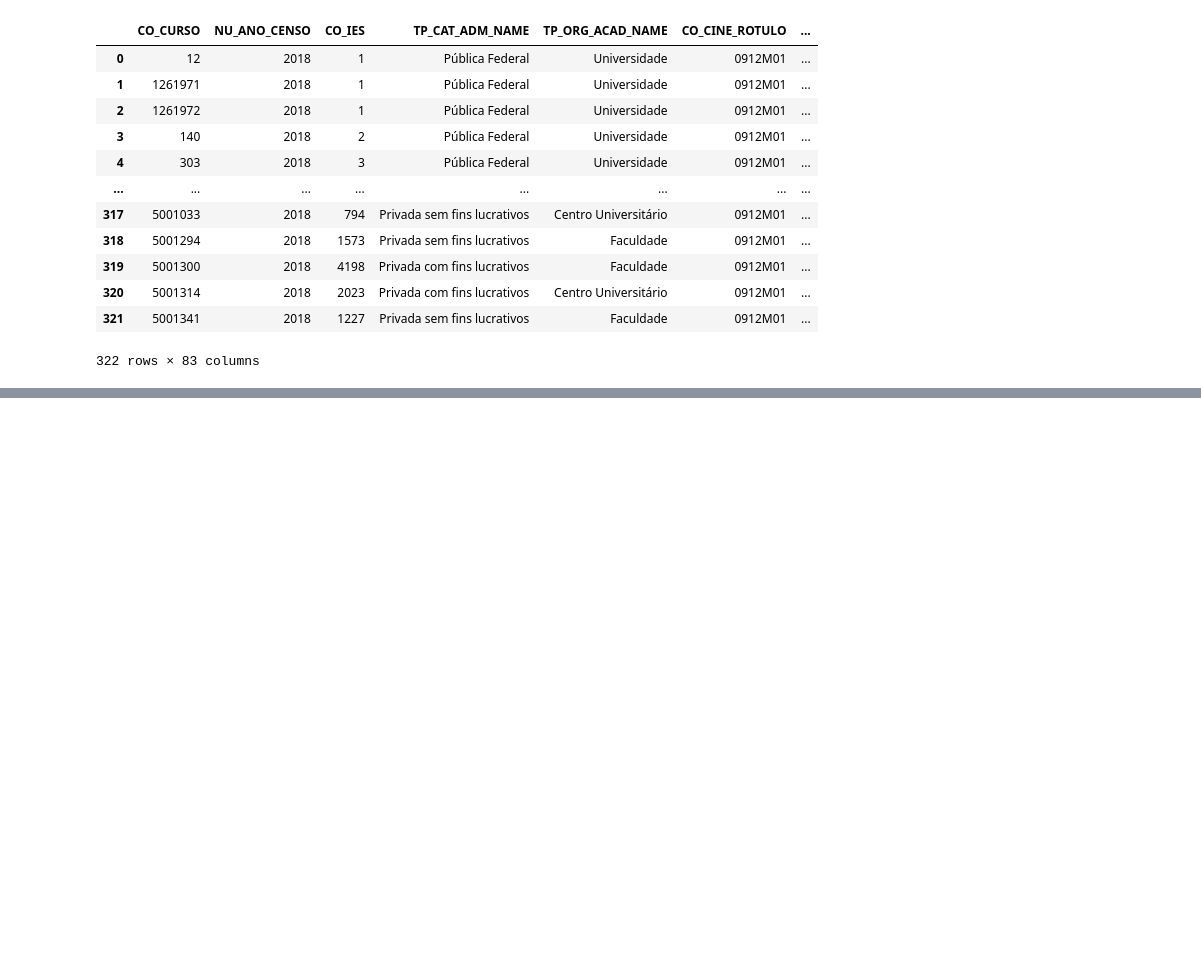
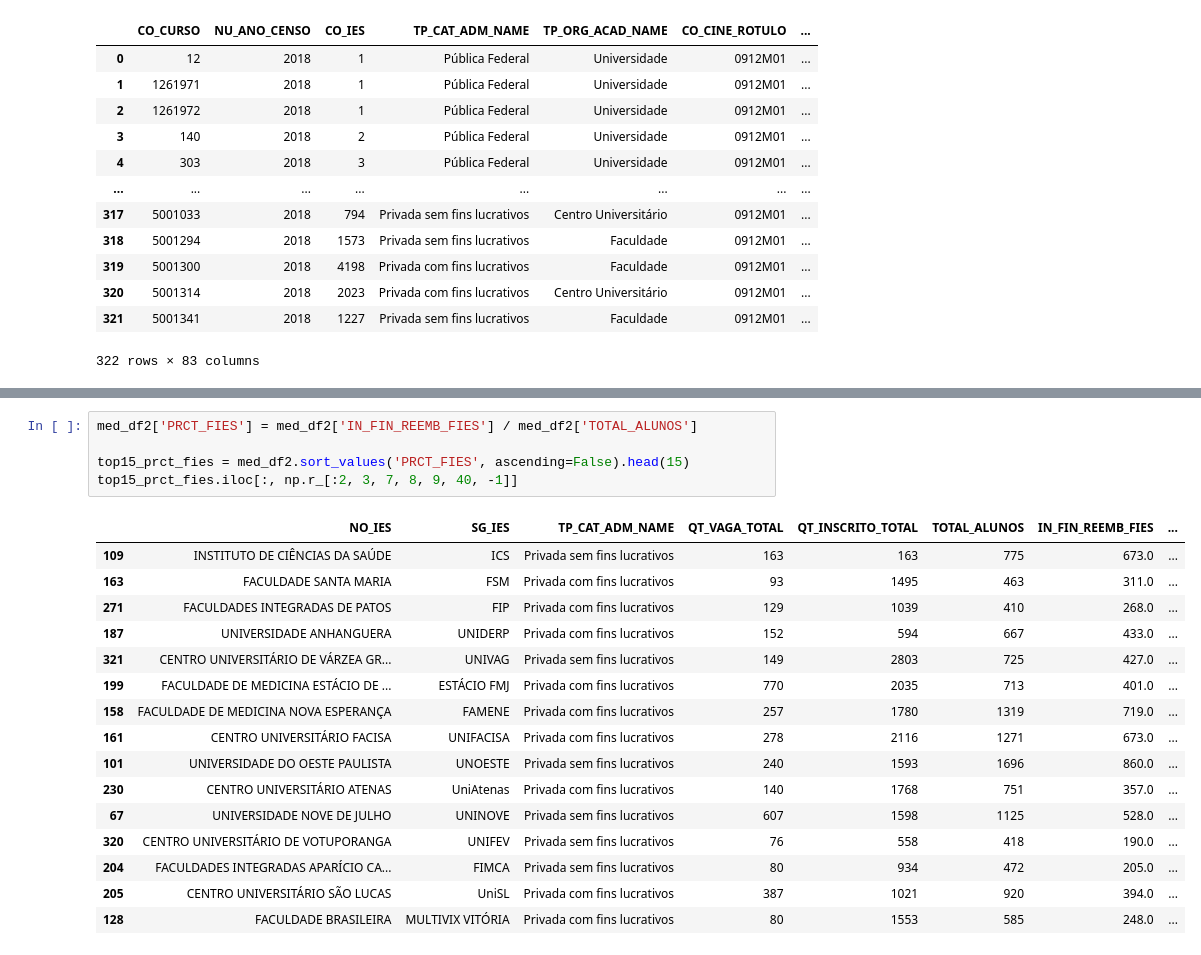
Before and after one commit to rafael-roldao/censo_es_2018_aluno, a Jupyter notebook: Censo do Ensino Superior 2018 - Alunos.ipynb, the cells around one changed output, grey strips where cells are left out. Drawn from its saved outputs; the diff is of its cells as text; blank space fills up the shorter version.

```diff
--- a/Censo do Ensino Superior 2018 - Alunos.ipynb
+++ b/Censo do Ensino Superior 2018 - Alunos.ipynb
@@ -1184,0 +1301,22 @@ True
+# %%
+med_df2['PRCT_FIES'] = med_df2['IN_FIN_REEMB_FIES'] / med_df2['TOTAL_ALUNOS']
+
+top15_prct_fies = med_df2.sort_values('PRCT_FIES', ascending=False).head(15)
+top15_prct_fies.iloc[:, np.r_[:2, 3, 7, 8, 9, 40, -1]]
+# %% [output]
+|  | NO_IES | SG_IES | TP_CAT_ADM_NAME | QT_VAGA_TOTAL | QT_INSCRITO_TOTAL | TOTAL_ALUNOS | IN_FIN_REEMB_FIES | ... |
+| 109 | INSTITUTO DE CIÊNCIAS DA SAÚDE | ICS | Privada sem fins lucrativos | 163 | 163 | 775 | 673.0 | ... |
+| 163 | FACULDADE SANTA MARIA | FSM | Privada com fins lucrativos | 93 | 1495 | 463 | 311.0 | ... |
+| 271 | FACULDADES INTEGRADAS DE PATOS | FIP | Privada com fins lucrativos | 129 | 1039 | 410 | 268.0 | ... |
+| 187 | UNIVERSIDADE ANHANGUERA | UNIDERP | Privada com fins lucrativos | 152 | 594 | 667 | 433.0 | ... |
+| 321 | CENTRO UNIVERSITÁRIO DE VÁRZEA GR... | UNIVAG | Privada sem fins lucrativos | 149 | 2803 | 725 | 427.0 | ... |
+| 199 | FACULDADE DE MEDICINA ESTÁCIO DE ... | ESTÁCIO FMJ | Privada com fins lucrativos | 770 | 2035 | 713 | 401.0 | ... |
+| 158 | FACULDADE DE MEDICINA NOVA ESPERANÇA | FAMENE | Privada com fins lucrativos | 257 | 1780 | 1319 | 719.0 | ... |
+| 161 | CENTRO UNIVERSITÁRIO FACISA | UNIFACISA | Privada com fins lucrativos | 278 | 2116 | 1271 | 673.0 | ... |
+| 101 | UNIVERSIDADE DO OESTE PAULISTA | UNOESTE | Privada sem fins lucrativos | 240 | 1593 | 1696 | 860.0 | ... |
+| 230 | CENTRO UNIVERSITÁRIO ATENAS | UniAtenas | Privada com fins lucrativos | 140 | 1768 | 751 | 357.0 | ... |
+| 67 | UNIVERSIDADE NOVE DE JULHO | UNINOVE | Privada sem fins lucrativos | 607 | 1598 | 1125 | 528.0 | ... |
+| 320 | CENTRO UNIVERSITÁRIO DE VOTUPORANGA | UNIFEV | Privada sem fins lucrativos | 76 | 558 | 418 | 190.0 | ... |
+| 204 | FACULDADES INTEGRADAS APARÍCIO CA... | FIMCA | Privada sem fins lucrativos | 80 | 934 | 472 | 205.0 | ... |
+| 205 | CENTRO UNIVERSITÁRIO SÃO LUCAS | UniSL | Privada com fins lucrativos | 387 | 1021 | 920 | 394.0 | ... |
+| 128 | FACULDADE BRASILEIRA | MULTIVIX VITÓRIA | Privada com fins lucrativos | 80 | 1553 | 585 | 248.0 | ... |
```
Also changed, not shown: parts of 45 cells of this notebook, 4 other files.
